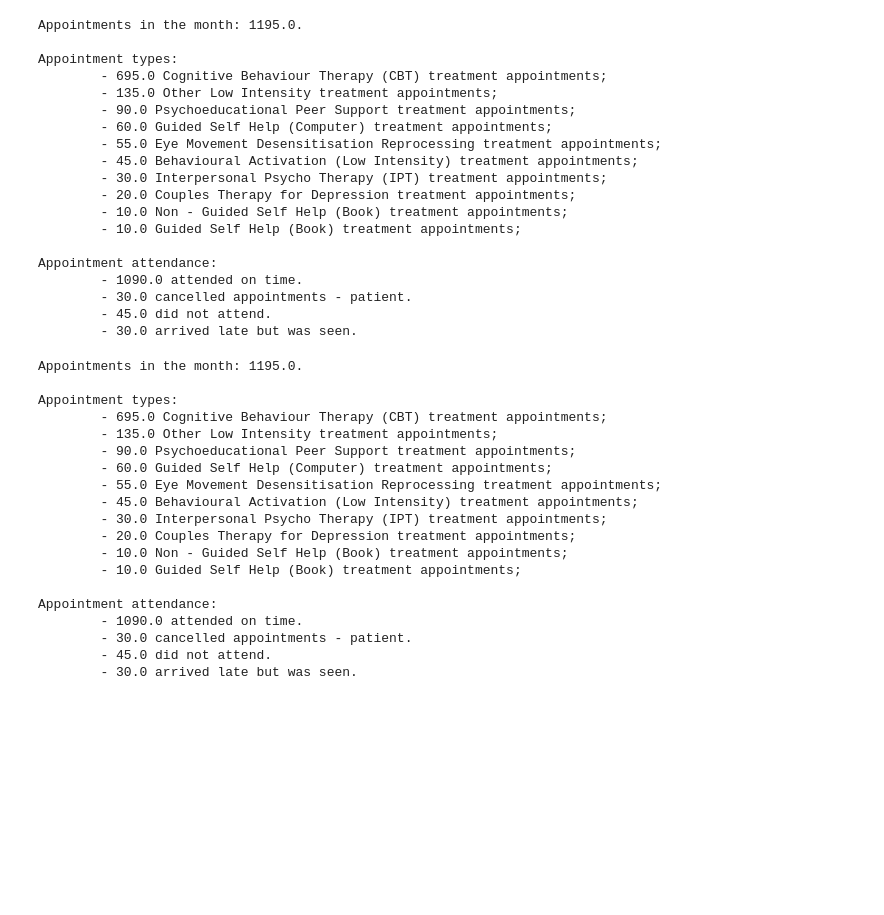
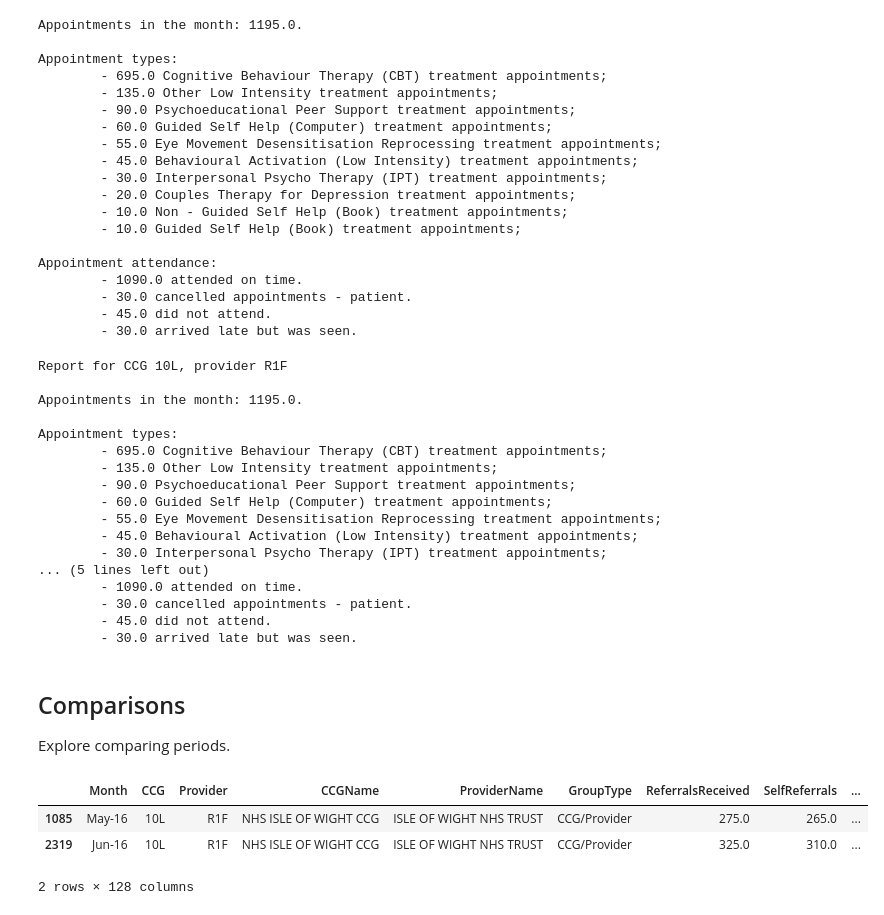
Before and after one commit to psychemedia/openHealthDataDoodles, a Jupyter notebook: notebooks/Access to Psychological Therapies - Monthly.ipynb, the cells around one changed output. Drawn from its saved outputs; the diff is of its cells as text; code cells hidden in the pictures; blank space fills up the shorter version.

```diff
--- a/notebooks/Access to Psychological Therapies - Monthly.ipynb
+++ b/notebooks/Access to Psychological Therapies - Monthly.ipynb
@@ -199,23 +187,27 @@ pass
 # %% [markdown]
 ## Reporting Utility Functions
 # %%
-def report_rows(ccg,provider='all',period=None):
+def report_rows(df,ccg,provider='all',period=None):
     if provider!='all':
         rows=df[(df['CCG']==ccg) & (df['Provider']==provider)]
     else:
         rows=df[(df['CCG']==ccg)]
+    #period is a 2 tuple: (colname,[periods])
+    if period is not None:
+        if isinstance(period[1],str): period= (period[0], [period[1]] )
+        rows=rows[rows[period[0]].isin(period[1])]
     return rows
 
-def report_referral(series_reporter,ccg,provider='all',period=None):
-    rows=report_rows(ccg,provider,period)
+def report_referral(df,series_reporter,ccg,provider='all',period=None):
+    rows=report_rows(df,ccg,provider,period)
     tmp=rows[['CCG','Provider']][:]
     tmp['txt']= rows.apply(series_reporter,axis=1)
     return tmp
 
-def report_referrals(series_reporters,ccg,provider='all',period=None):
+def report_referrals(df,series_reporters,ccg,provider='all',period=None):
     tmp=pd.DataFrame()
     for series_reporter in series_reporters:
-        tmp=pd.concat([tmp,report_referral(series_reporter,ccg,provider=provider,period=period)])
+        tmp=pd.concat([tmp,report_referral(df,series_reporter,ccg,provider=provider,period=period)])
     return tmp
 
 def printer(df):
@@ -900,6 +884,8 @@ class storyBlock():
         self.ddf = pd.DataFrame()
 
     def add(self,row):
+        if type(row)==dict:
+            row=pd.DataFrame([row])
         self.ddf=pd.concat([self.ddf,row])
 
     def rowprinter(self,row):
@@ -908,23 +894,31 @@ class storyBlock():
     def printer(self):
         self.ddf.apply(rowprinter,axis=1)
 
+    def printer_groupby(self,group,splitter='\n'):
+        for n,g in self.ddf.groupby(group):
+            print(splitter)
+            g.apply(rowprinter,axis=1)
+
 s=storyBlock()
-s.add(generic_reporter({'metadata':metadataDict,'header':'',
+s.add({'ccg':ccg,'provider':provider,'txt':'Report for CCG {}, provider {}'.format(ccg,provider)})
+s.add(generic_reporter(df,{'metadata':metadataDict,'header':'',
                           'cols':['Appointments'],'sort':True,'numFirst':False,'prefix':"\n",'suffix':'.'},ccg,provider))
 
 
-s.add(generic_reporter({'metadata':metadataDict,'sort':True,'cols':apptTypes,'numFirst':True,
+s.add(generic_reporter(df,{'metadata':metadataDict,'sort':True,'cols':apptTypes,'numFirst':True,
                           'header':'Appointment types:',
                           'prefix':"\n\t- ",'suffix':' appointments;',
                          'extractor':"Number of (.*) Appointments in the month where attended or did not attend code is  'attended on time' or 'arrived late but was seen'"},ccg,provider))
 
 
-s.add(generic_reporter({'metadata':metadataDict,'header':'Appointment attendance:',
+s.add(generic_reporter(df,{'metadata':metadataDict,'header':'Appointment attendance:',
                           'extractor':"Appointments in the month where attended or did not attend code is '(.*)'+?",
                           'cols':appts,'numFirst':True,'prefix':"\n\t- ",'suffix':'.'},ccg,provider))
 
 s.printer()
 # %% [output]
+Report for CCG 10L, provider R1F
+
 Appointments in the month: 1195.0.
 
 Appointment types:
@@ -935,12 +929,12 @@ Appointment types:
         - 55.0 Eye Movement Desensitisation Reprocessing treatment appointments;
         - 45.0 Behavioural Activation (Low Intensity) treatment appointments;
         - 30.0 Interpersonal Psycho Therapy (IPT) treatment appointments;
-        - 20.0 Couples Therapy for Depression treatment appointments;
-        - 10.0 Non - Guided Self Help (Book) treatment appointments;
-        - 10.0 Guided Self Help (Book) treatment appointments;
-
-Appointment attendance:
+... (5 lines left out)
         - 1090.0 attended on time.
         - 30.0 cancelled appointments - patient.
         - 45.0 did not attend.
         - 30.0 arrived late but was seen.
+# %% [markdown]
+## Comparisons
+
+Explore comparing periods.
@@ -946,0 +949,8 @@ Appointment attendance:
+# %%
+df2=pd.read_sql_query("SELECT * FROM monthly",con_iapt)
+report_rows(df2,'10L','R1F',('Month',['Jun-16','May-16']))
+# %% [output]
+|  | Month | CCG | Provider | CCGName | ProviderName | GroupType | ReferralsReceived | SelfReferrals | ... |
+| 1085 | May-16 | 10L | R1F | NHS ISLE OF WIGHT CCG | ISLE OF WIGHT NHS TRUST | CCG/Provider | 275.0 | 265.0 | ... |
+| 2319 | Jun-16 | 10L | R1F | NHS ISLE OF WIGHT CCG | ISLE OF WIGHT NHS TRUST | CCG/Provider | 325.0 | 310.0 | ... |
+2 rows × 128 columns
```
Also changed, not shown: parts of 20 cells of this notebook.
